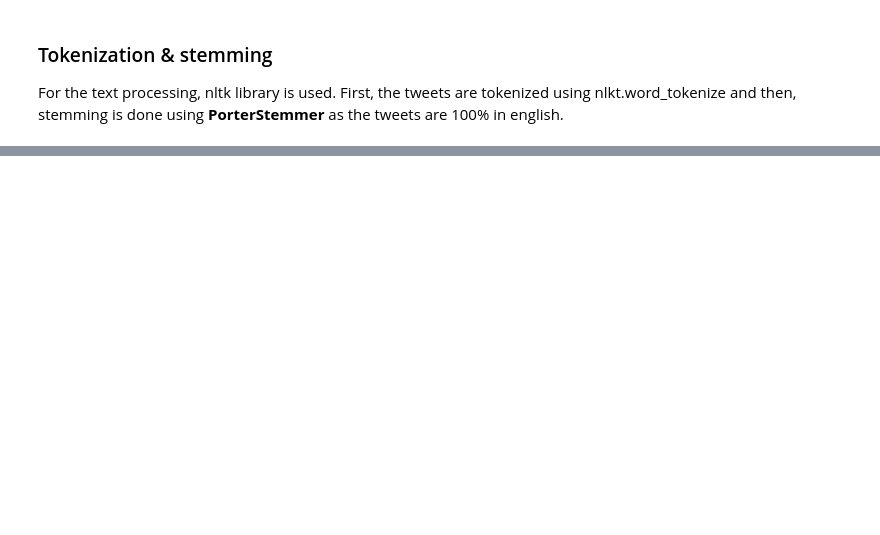
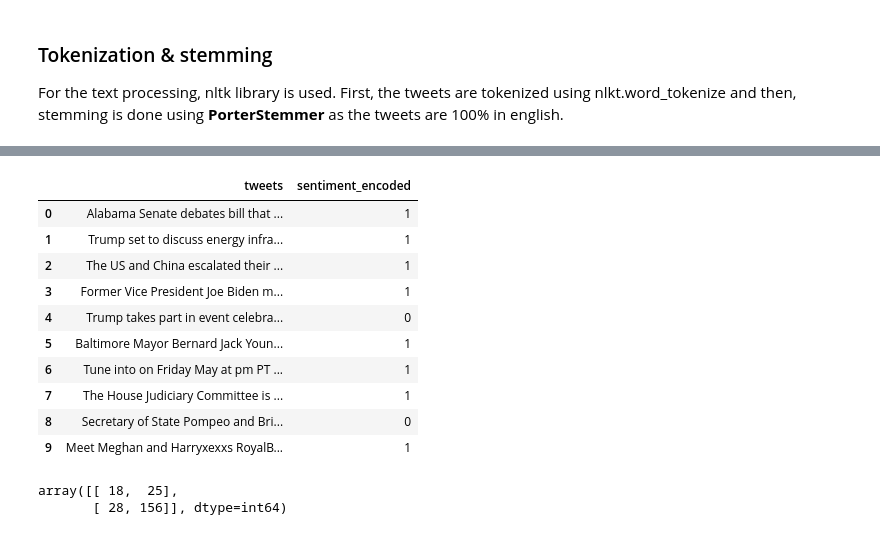
Before and after one commit to bondxue/FRE9733-Big-Data-in-Finance, a Jupyter notebook: FinalProject-SocialMediaSentimentAnalysis/Final_Project_Social_Media_Sentiment_Analysis.ipynb, the cells around one changed output, grey strips where cells are left out. Saved outputs shown, nothing was run; the diff lists cells and outputs as text; code cells hidden in the pictures; blank space fills up the shorter version.

```diff
--- a/FinalProject-SocialMediaSentimentAnalysis/Final_Project_Social_Media_Sentiment_Analysis.ipynb
+++ b/FinalProject-SocialMediaSentimentAnalysis/Final_Project_Social_Media_Sentiment_Analysis.ipynb
@@ -174,0 +282,20 @@ data.processed_data.head(200)
+# %%
+from sklearn.preprocessing import LabelEncoder
+search_values = ['positive','negative']
+dataset = data[data.sentiment.str.contains('|'.join(search_values))][['tweets', 'sentiment']]
+dataset['sentiment_encoded'] = LabelEncoder().fit_transform(dataset['sentiment'])
+dataset = dataset[['tweets', 'sentiment_encoded']]
+dataset.reset_index(inplace=True, drop=True)
+dataset.head(10)
+# %% [output]
+|  | tweets | sentiment_encoded |
+| 0 | Alabama Senate debates bill that ... | 1 |
+| 1 | Trump set to discuss energy infra... | 1 |
+| 2 | The US and China escalated their ... | 1 |
+| 3 | Former Vice President Joe Biden m... | 1 |
+| 4 | Trump takes part in event celebra... | 0 |
+| 5 | Baltimore Mayor Bernard Jack Youn... | 1 |
+| 6 | Tune into on Friday May at pm PT ... | 1 |
+| 7 | The House Judiciary Committee is ... | 1 |
+| 8 | Secretary of State Pompeo and Bri... | 0 |
+| 9 | Meet Meghan and Harryxexxs RoyalB... | 1 |
@@ -175,3 +325,24 @@ data.processed_data.head(200)
+# %%
+# Splitting the dataset into the Training set and Test set
+
+from sklearn.model_selection import train_test_split
+X_train, X_test, y_train, y_test = train_test_split(X, y, test_size = 0.20, random_state = 0)
+
+# Fitting Naive Bayes to the Training set
+from sklearn.naive_bayes import GaussianNB
+classifier = GaussianNB()
+classifier.fit(X_train, y_train)
+
+# Predicting the Test set results
+y_pred = classifier.predict(X_test)
+
+# Making the Confusion Matrix
+from sklearn.metrics import confusion_matrix
+cm = confusion_matrix(y_test, y_pred)
+cm
+# %% [output]
+array([[ 18,  25],
+       [ 28, 156]], dtype=int64)
 # %%
 import nltk
 
```
Also changed, not shown: parts of 21 cells of this notebook, 5 other files.
